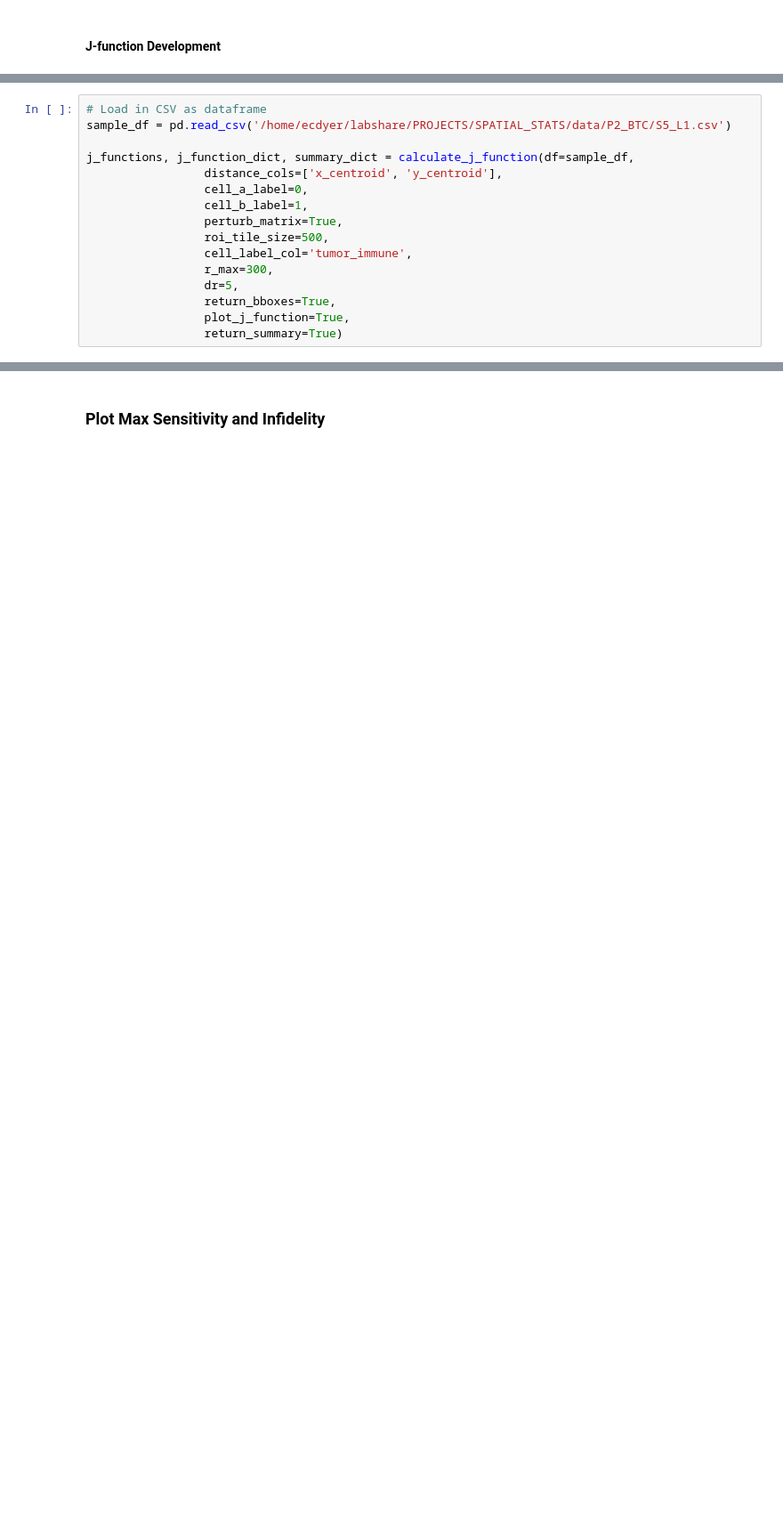
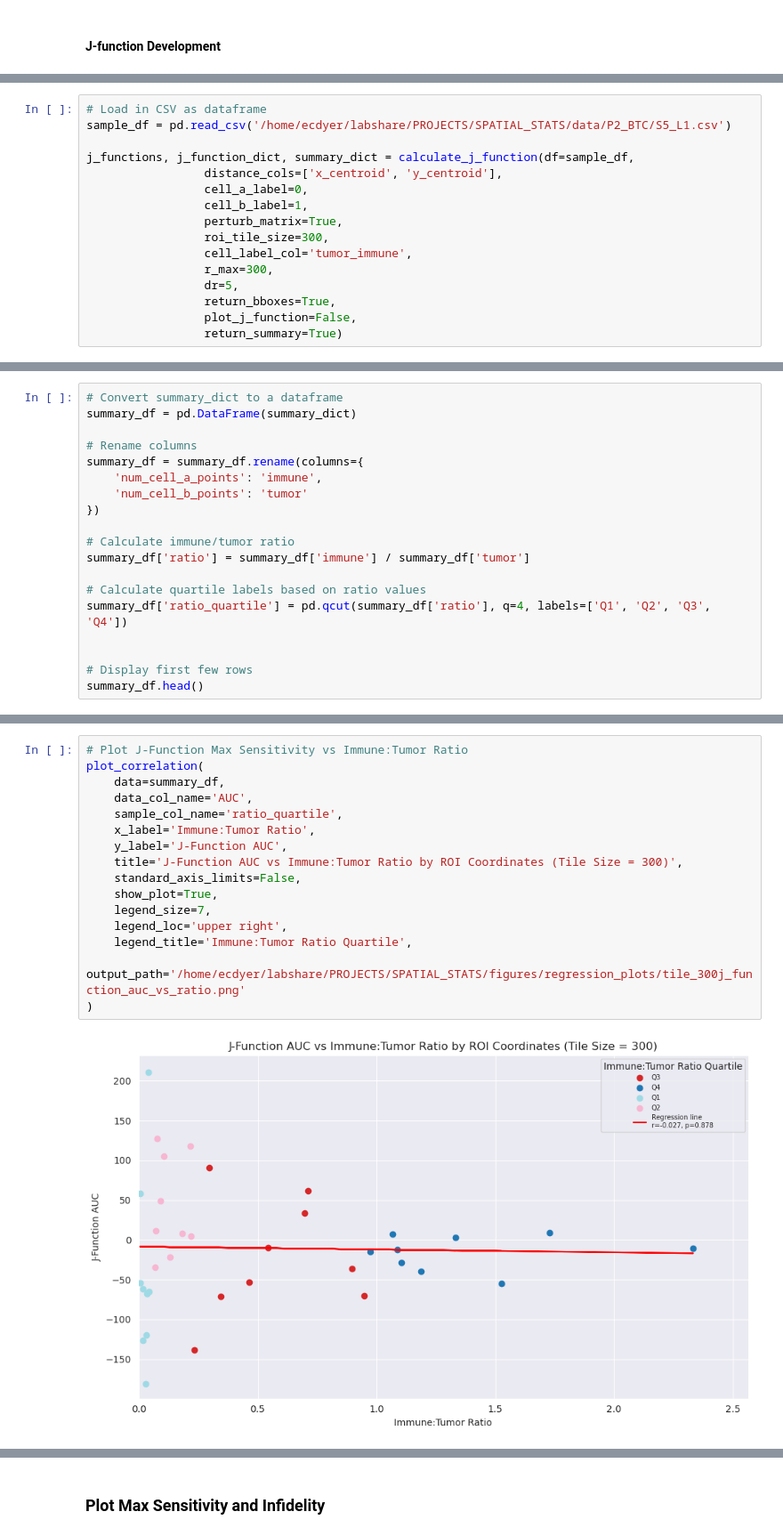
Before and after one commit to emmachancellor/ExtendedCorrelationFunctions_ECD, a Jupyter notebook: j_function.ipynb, the cells around one changed output, grey strips where cells are left out. Shown at 89% size. Cells and saved outputs as stored; diff of their text form; blank space fills up the shorter version.

```diff
--- a/j_function.ipynb
+++ b/j_function.ipynb
@@ -258,10 +23,10 @@ j_functions, j_function_dict, summary_dict = calculate_j_function(df=sample_df,
                  cell_a_label=0,
                  cell_b_label=1,
                  perturb_matrix=True,
-                 roi_tile_size=500,
+                 roi_tile_size=300,
                  cell_label_col='tumor_immune',
                  r_max=300,
                  dr=5,
                  return_bboxes=True,
-                 plot_j_function=True,
+                 plot_j_function=False,
                  return_summary=True)
@@ -267,0 +35,19 @@ j_functions, j_function_dict, summary_dict = calculate_j_function(df=sample_df,
+# %%
+# Convert summary_dict to a dataframe
+summary_df = pd.DataFrame(summary_dict)
+
+# Rename columns
+summary_df = summary_df.rename(columns={
+    'num_cell_a_points': 'immune',
+    'num_cell_b_points': 'tumor'
+})
+
+# Calculate immune/tumor ratio
+summary_df['ratio'] = summary_df['immune'] / summary_df['tumor']
+
+# Calculate quartile labels based on ratio values
+summary_df['ratio_quartile'] = pd.qcut(summary_df['ratio'], q=4, labels=['Q1', 'Q2', 'Q3', 'Q4'])
+
+
+# Display first few rows
+summary_df.head()
@@ -268,3 +61,21 @@ j_functions, j_function_dict, summary_dict = calculate_j_function(df=sample_df,
+# %%
+# Plot J-Function Max Sensitivity vs Immune:Tumor Ratio
+plot_correlation(
+    data=summary_df,
+    data_col_name='AUC',
+    sample_col_name='ratio_quartile',
+    x_label='Immune:Tumor Ratio',
+    y_label='J-Function AUC',
+    title='J-Function AUC vs Immune:Tumor Ratio by ROI Coordinates (Tile Size = 300)',
+    standard_axis_limits=False,
+    show_plot=True,
+    legend_size=7,
+    legend_loc='upper right',
+    legend_title='Immune:Tumor Ratio Quartile',
+    output_path='/home/ecdyer/labshare/PROJECTS/SPATIAL_STATS/figures/regression_plots/tile_300j_function_auc_vs_ratio.png'
+)
+# %% [output]
+[figure, added]
 # %%
 import numpy as np
 import seaborn as sns
```
Also changed, not shown: parts of 7 cells of this notebook, 4 other files.
